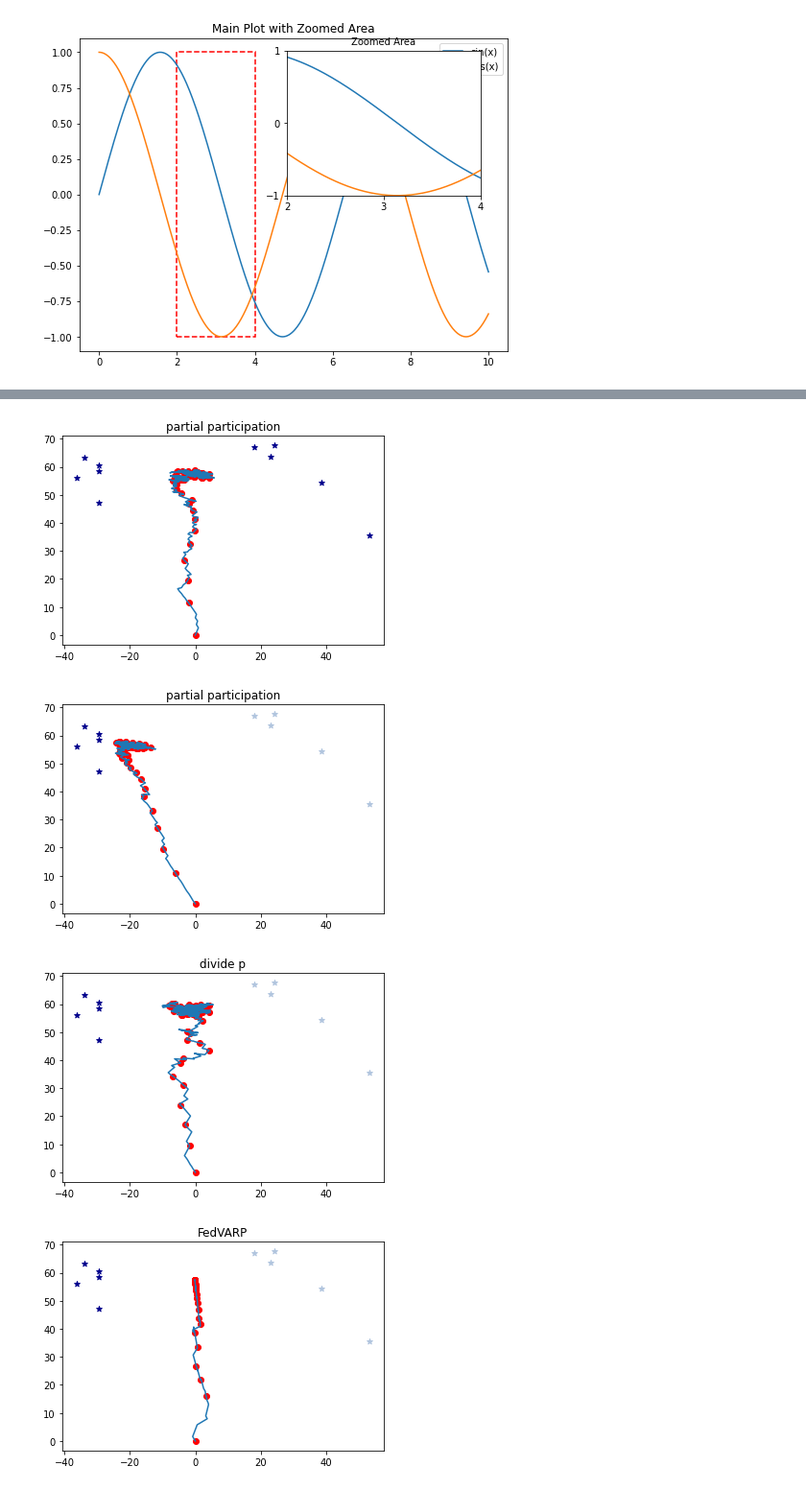
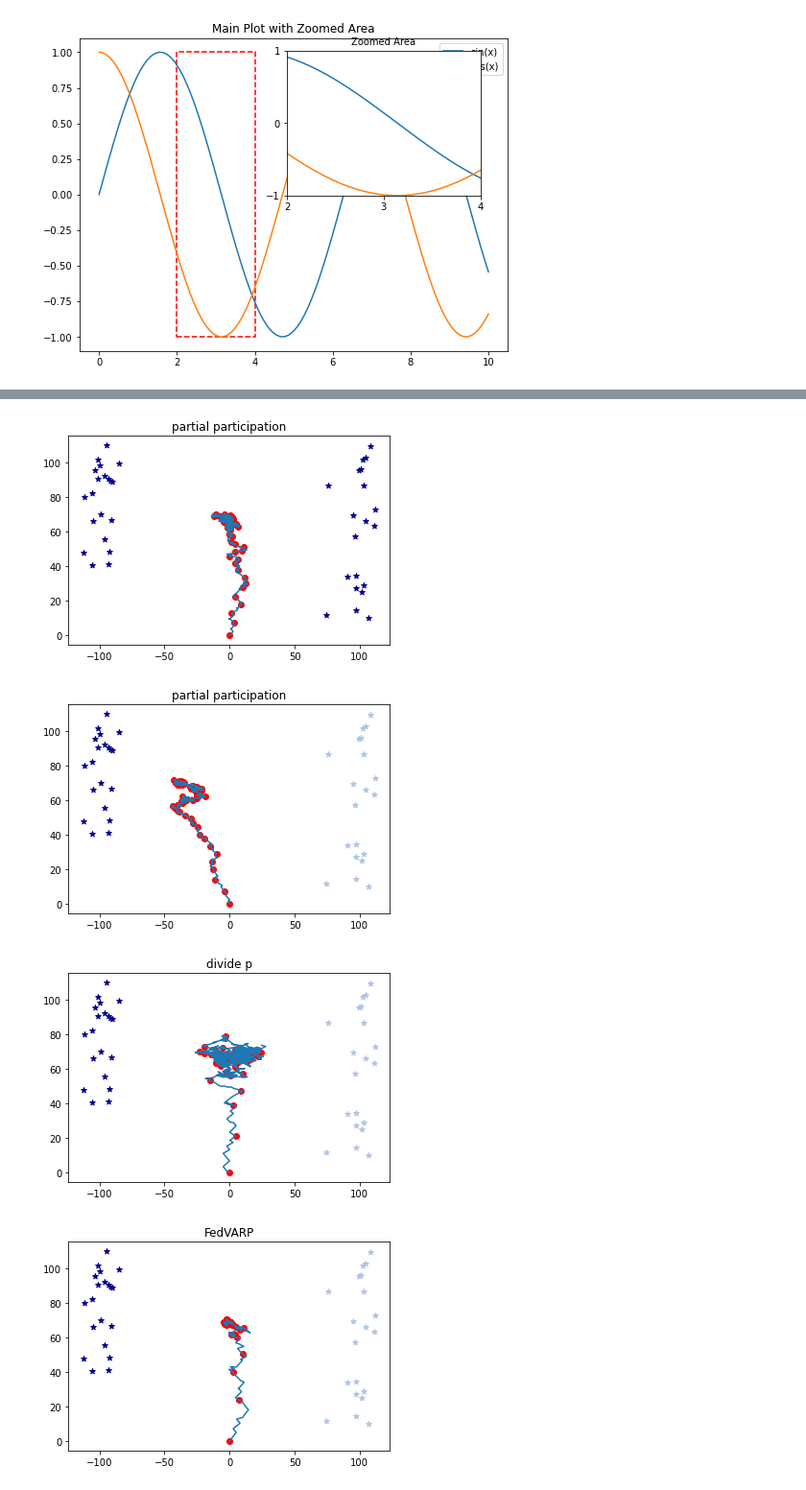
Before and after one commit to haoran-zh/FedSteer, a Jupyter notebook: new_idea.ipynb, the cells around one changed output, grey strips where cells are left out. Shown at 96% size. Cells and saved outputs as stored; diff of their text form; code cells hidden in the pictures.

```diff
--- a/new_idea.ipynb
+++ b/new_idea.ipynb
@@ -1984,14 +2020,15 @@ def FedUW2_unbalancedP(w, Rounds, active_rate=0.1, unbalanced_rate=4, window_siz
     return w_record
 # %%
 # full participation
-active_rate = 0.1
+active_rate = 1/40
+unbalanced_rate = 1
 w_recordf = full_participation(w, Rounds)
 w_recordEP = partial_participation_equalP(w, Rounds, active_rate=active_rate)
-w_recordUP = partial_participation_unbalancedP(w, Rounds, active_rate=active_rate, unbalanced_rate=4)
-w_recordUP_unbias = divideP_unbalancedP(w, Rounds, active_rate=active_rate, unbalanced_rate=4)
-w_recordFedVARP = FedVARP_unbalancedP(w, Rounds, active_rate=active_rate, unbalanced_rate=4)
-w_recordFedwin = Fedwin_unbalancedP(w, Rounds, active_rate=active_rate, unbalanced_rate=4, window_size=1)
-w_recordFedUW2 = FedUW2_unbalancedP(w, Rounds, active_rate=active_rate, unbalanced_rate=4, window_size=1)
+w_recordUP = partial_participation_unbalancedP(w, Rounds, active_rate=active_rate, unbalanced_rate=unbalanced_rate)
+w_recordUP_unbias = divideP_unbalancedP(w, Rounds, active_rate=active_rate, unbalanced_rate=unbalanced_rate)
+w_recordFedVARP = FedVARP_unbalancedP(w, Rounds, active_rate=active_rate, unbalanced_rate=unbalanced_rate)
+w_recordFedwin = Fedwin_unbalancedP(w, Rounds, active_rate=active_rate, unbalanced_rate=unbalanced_rate, window_size=5)
+w_recordFedUW2 = FedUW2_unbalancedP(w, Rounds, active_rate=active_rate, unbalanced_rate=unbalanced_rate, window_size=5)
 # plot w_record
 import matplotlib.pyplot as plt
 w_record = np.array(w_recordf)
@@ -2072,4 +2109,11 @@ plt.plot(w_record[:, 0], w_record[:, 1])
 plt.scatter(w_record[::10, 0], w_record[::10, 1], c='r', marker='o', )
 plt.title('UW2')
 plt.show()
+# beta
+# topK
+# partial=0.5, windowsize=5 active=0.1
+# dynamic window
+# combine LLM
+# for optimal sampling, introduce a regularization term to punish the peaky distribution
+# (G-1*h)/p, if indicator as 0, unstable (active, but not in the window), need to consider this in the setting
 # %% [output]
@@ -2077,4 +2121,4 @@ plt.show()
-[figure, old version]
+[figure, new version]
-[figure, old version]
+[figure, new version]
-[figure, old version]
+[figure, new version]
-[figure, old version]
+[figure, new version]
```
Also changed, not shown: parts of 2 cells of this notebook.
